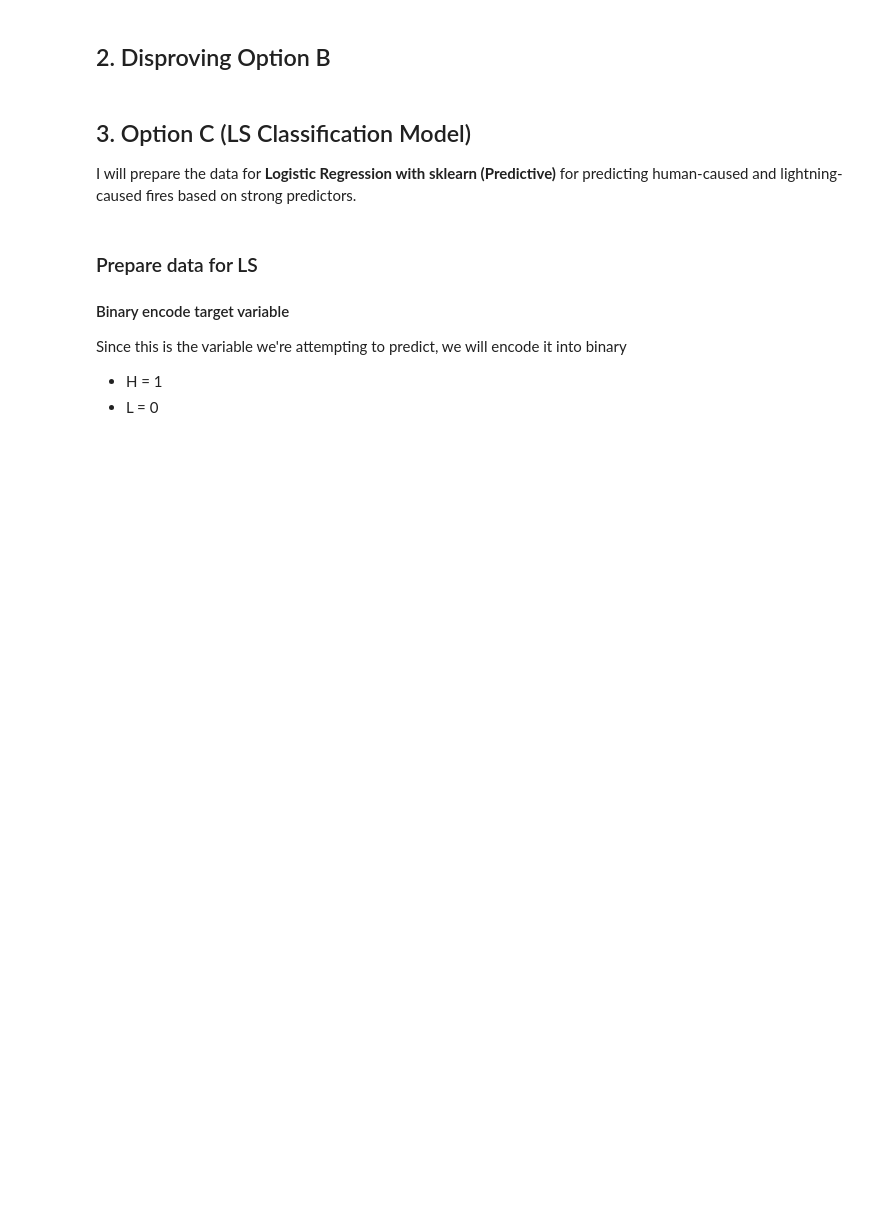
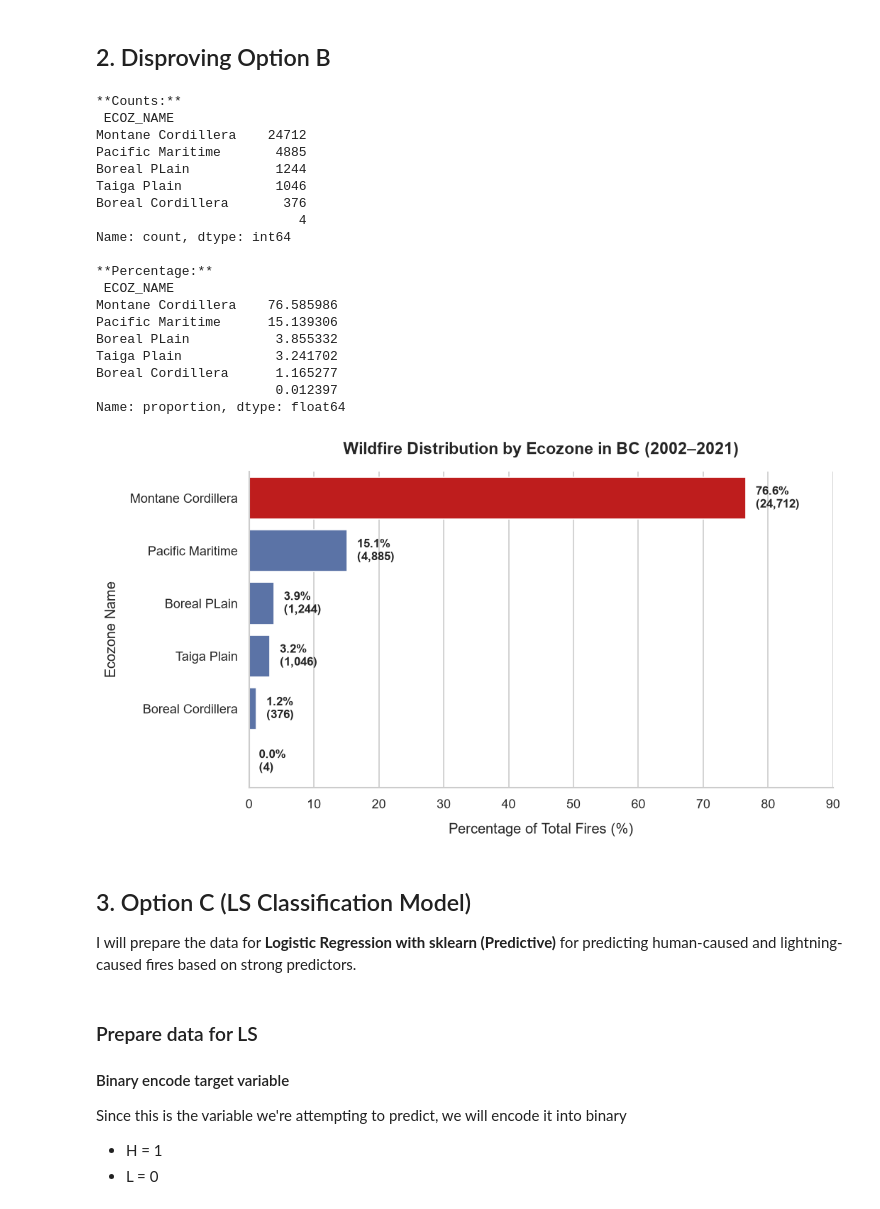
Before and after one commit to cda79/IAT461-Final, a Jupyter notebook: IAT461_wildfires.ipynb, the cells around one changed output. Saved outputs shown, nothing was run; the diff lists cells and outputs as text; code cells hidden in the pictures; blank space fills up the shorter version.

```diff
--- a/IAT461_wildfires.ipynb
+++ b/IAT461_wildfires.ipynb
@@ -566,5 +573,59 @@ plt.show()
 # %% [markdown]
 ## 2. Disproving Option B
+# %%
+# Ecozone counts and percentages
+ecoz_counts = df['ECOZ_NAME'].value_counts()
+ecoz_pcts = df['ECOZ_NAME'].value_counts(normalize=True) * 100
+
+print("**Counts:**\n", ecoz_counts)
+print("\n**Percentage:**\n", ecoz_pcts)
+
+# Create seaborn plot
+plt.figure(figsize=(9, 5))
+sns.set_theme(style="whitegrid")
+
+# Palette with Montane Cordillera highlighted
+palette = ["#d90202" if x == 'Montane Cordillera' else "#4E6EB3" for x in ecoz_counts.index]
+
+ax = sns.barplot(x=ecoz_pcts.values, y=ecoz_counts.index, hue=ecoz_counts.index, palette=palette)
+
+# Annotate bars
+total = len(df)
+for p in ax.patches:
+    width = p.get_width()
+    count = int(round(width * total / 100))
+    ax.annotate(f'{width:.1f}%\n({count:,})', (width + 1.5, p.get_y() + p.get_height() / 2.),
+                ha='left', va='center', fontsize=10, fontweight='bold')
+
+plt.title('Wildfire Distribution by Ecozone in BC (2002–2021)', fontsize=14, fontweight='bold', pad=15)
+plt.xlabel('Percentage of Total Fires (%)', fontsize=12, labelpad=10)
+plt.ylabel('Ecozone Name', fontsize=12, labelpad=10)
+plt.xlim(0, 90)
+
+sns.despine()
+plt.tight_layout()
+plt.show()
+# %% [output]
+**Counts:**
+ ECOZ_NAME
+Montane Cordillera    24712
+Pacific Maritime       4885
+Boreal PLain           1244
+Taiga Plain            1046
+Boreal Cordillera       376
+                          4
+Name: count, dtype: int64
+
+**Percentage:**
+ ECOZ_NAME
+Montane Cordillera    76.585986
+Pacific Maritime      15.139306
+Boreal PLain           3.855332
+Taiga Plain            3.241702
+Boreal Cordillera      1.165277
+                       0.012397
+Name: proportion, dtype: float64
+[figure, added]
 # %% [markdown]
 ## 3. Option C (LS Classification Model)
 I will prepare the data for **Logistic Regression with sklearn (Predictive)** for predicting human-caused and lightning-caused fires based on strong predictors.
```
Also changed, not shown: parts of 6 cells of this notebook.
